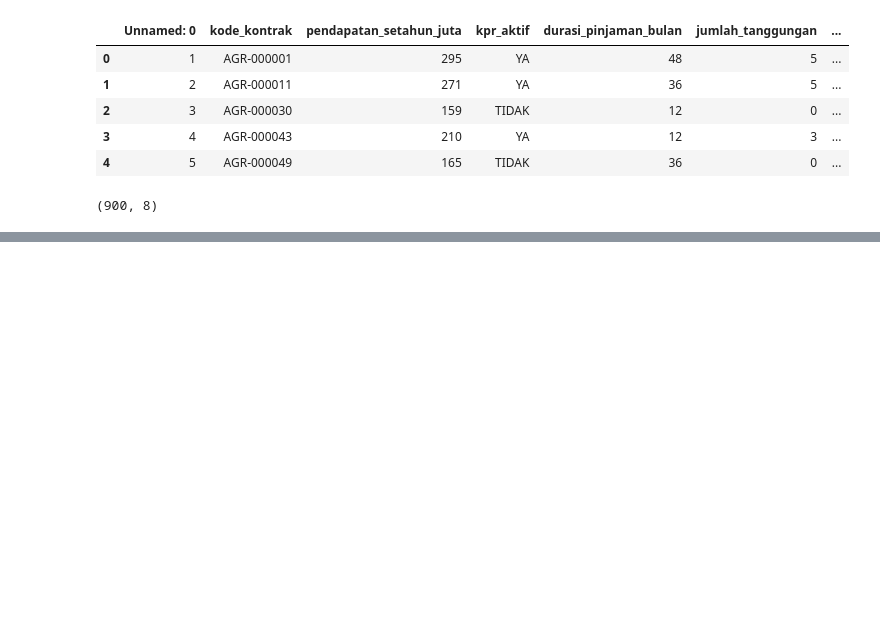
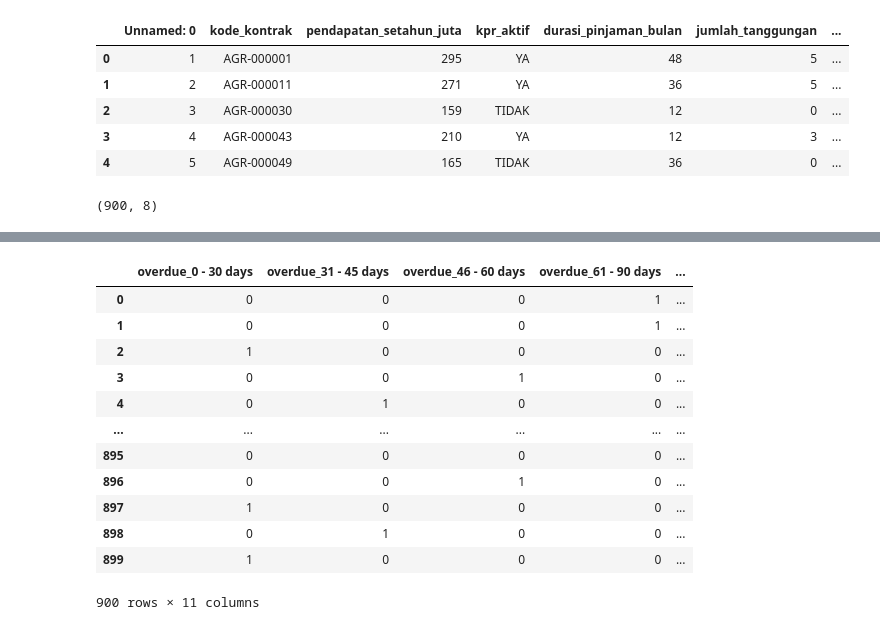
Before and after one commit to Purnomo-Ribut/datamining, a Jupyter notebook: _sources/tugas-8.ipynb, the cells around one changed output, grey strips where cells are left out. Cells and saved outputs as stored; diff of their text form; code cells hidden in the pictures; blank space fills up the shorter version.

```diff
--- a/_sources/tugas-8.ipynb
+++ b/_sources/tugas-8.ipynb
@@ -163,0 +248,16 @@ print(clf_pf.predict([[4, 3, 5, 1.2]]))
+# %%
+X
+# %% [output]
+|  | overdue_0 - 30 days | overdue_31 - 45 days | overdue_46 - 60 days | overdue_61 - 90 days | ... |
+| 0 | 0 | 0 | 0 | 1 | ... |
+| 1 | 0 | 0 | 0 | 1 | ... |
+| 2 | 1 | 0 | 0 | 0 | ... |
+| 3 | 0 | 0 | 1 | 0 | ... |
+| 4 | 0 | 1 | 0 | 0 | ... |
+| ... | ... | ... | ... | ... | ... |
+| 895 | 0 | 0 | 0 | 0 | ... |
+| 896 | 0 | 0 | 1 | 0 | ... |
+| 897 | 1 | 0 | 0 | 0 | ... |
+| 898 | 0 | 1 | 0 | 0 | ... |
+| 899 | 1 | 0 | 0 | 0 | ... |
+900 rows × 11 columns
```
Also changed, not shown: parts of 69 cells of this notebook, 22 other files.
